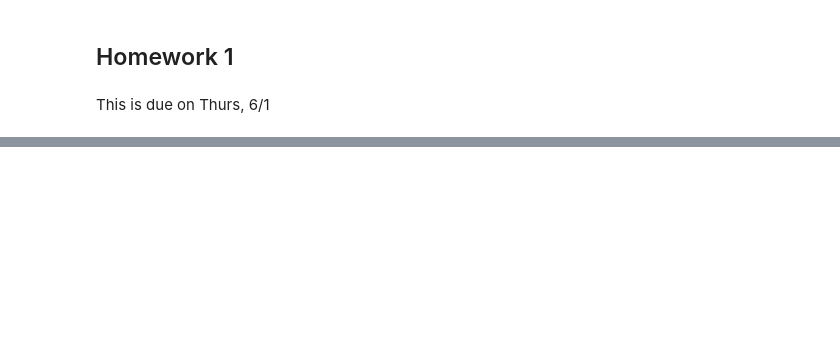
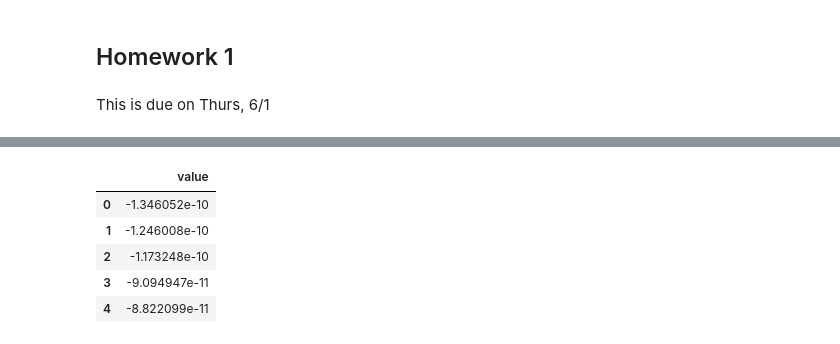
Before and after one commit to brahimmade/DSLectures, a Jupyter notebook: ComputationalLinearAlgebraforCoders/nbs/Homework 1.ipynb, the cells around one changed output, grey strips where cells are left out. Saved outputs shown, nothing was run; the diff lists cells and outputs as text; code cells hidden in the pictures; blank space fills up the shorter version.

```diff
--- a/ComputationalLinearAlgebraforCoders/nbs/Homework 1.ipynb
+++ b/ComputationalLinearAlgebraforCoders/nbs/Homework 1.ipynb
@@ -121,0 +52,9 @@ You calculate the gradient on random batches, and so the gradient is not predete
+# %%
+tabularisePolynomial(True).head()
+# %% [output]
+|  | value |
+| 0 | -1.346052e-10 |
+| 1 | -1.246008e-10 |
+| 2 | -1.173248e-10 |
+| 3 | -9.094947e-11 |
+| 4 | -8.822099e-11 |
```
Also changed, not shown: parts of 37 cells of this notebook, 2 other files.
